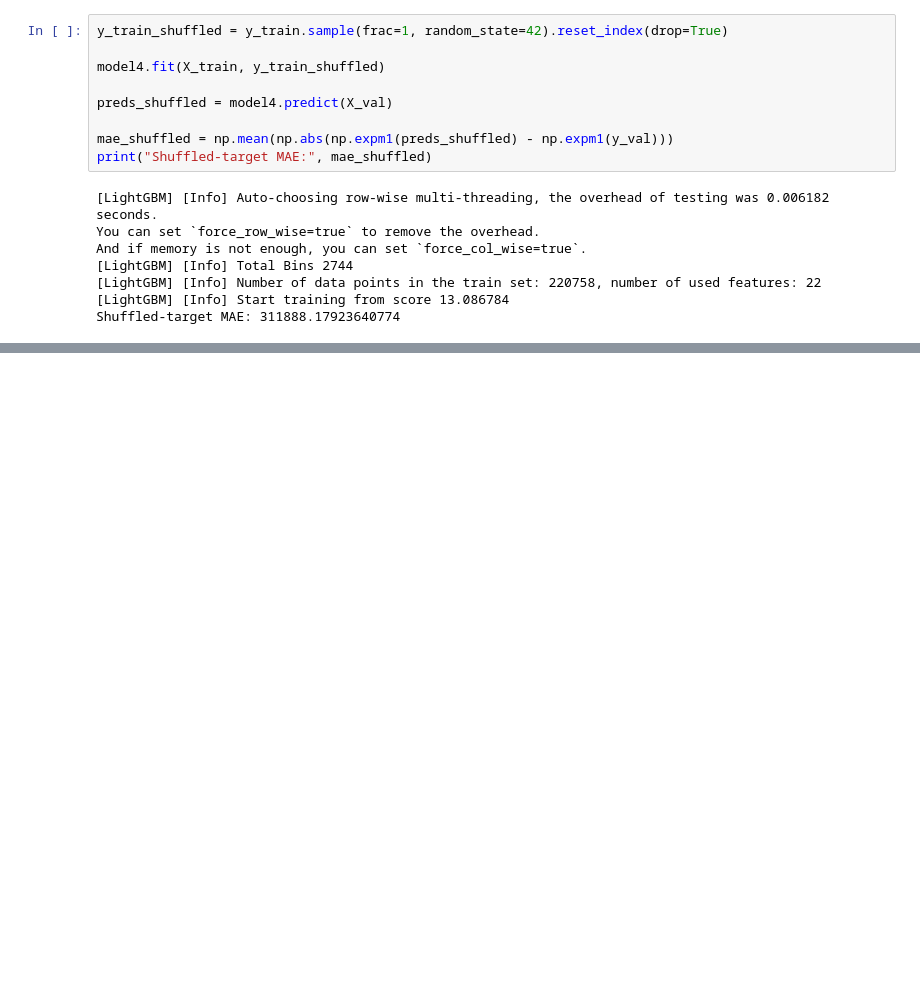
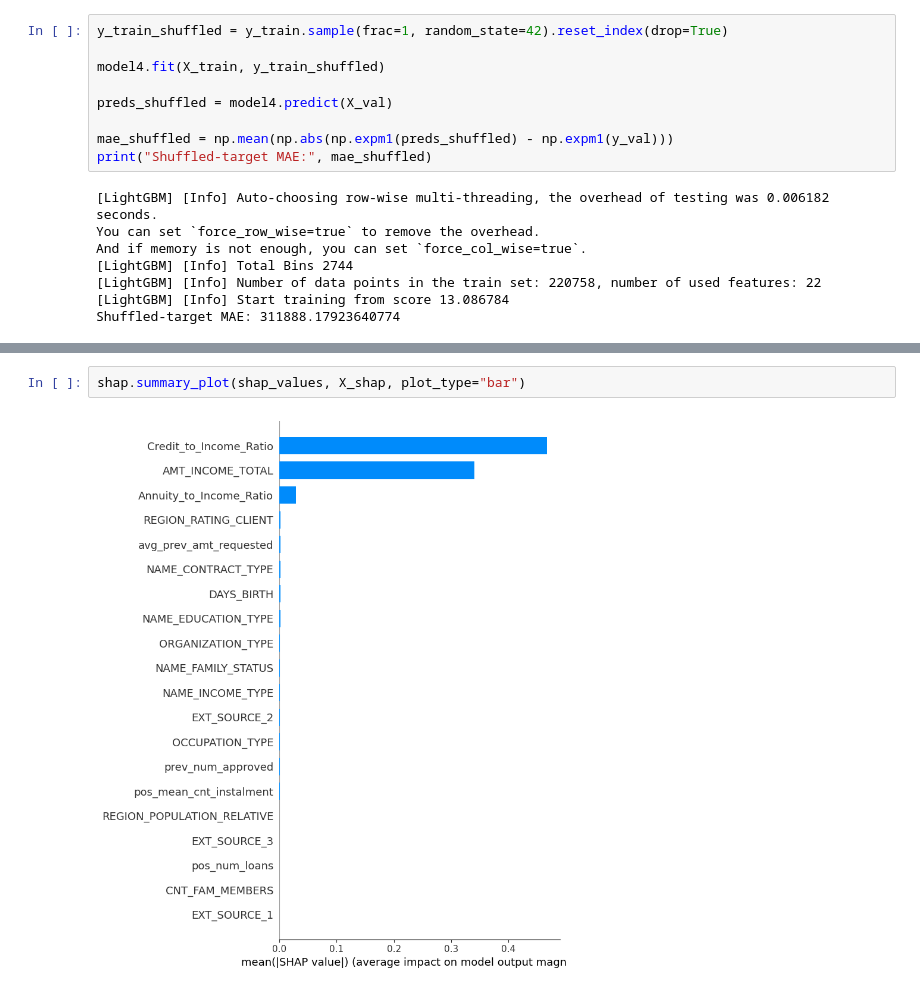
Before and after one commit to Parvrajchauhan/fintech-loan-predictor, a Jupyter notebook: Notebooks/Regression.ipynb, the cells around one changed output, grey strips where cells are left out. Saved outputs shown, nothing was run; the diff lists cells and outputs as text; blank space fills up the shorter version.

```diff
--- a/Notebooks/Regression.ipynb
+++ b/Notebooks/Regression.ipynb
@@ -643,0 +674,4 @@ Shuffled-target MAE: 311888.17923640774
+# %%
+shap.summary_plot(shap_values, X_shap, plot_type="bar")
+# %% [output]
+[figure, added]
```
Also changed, not shown: parts of 8 cells of this notebook, 1 other file.
